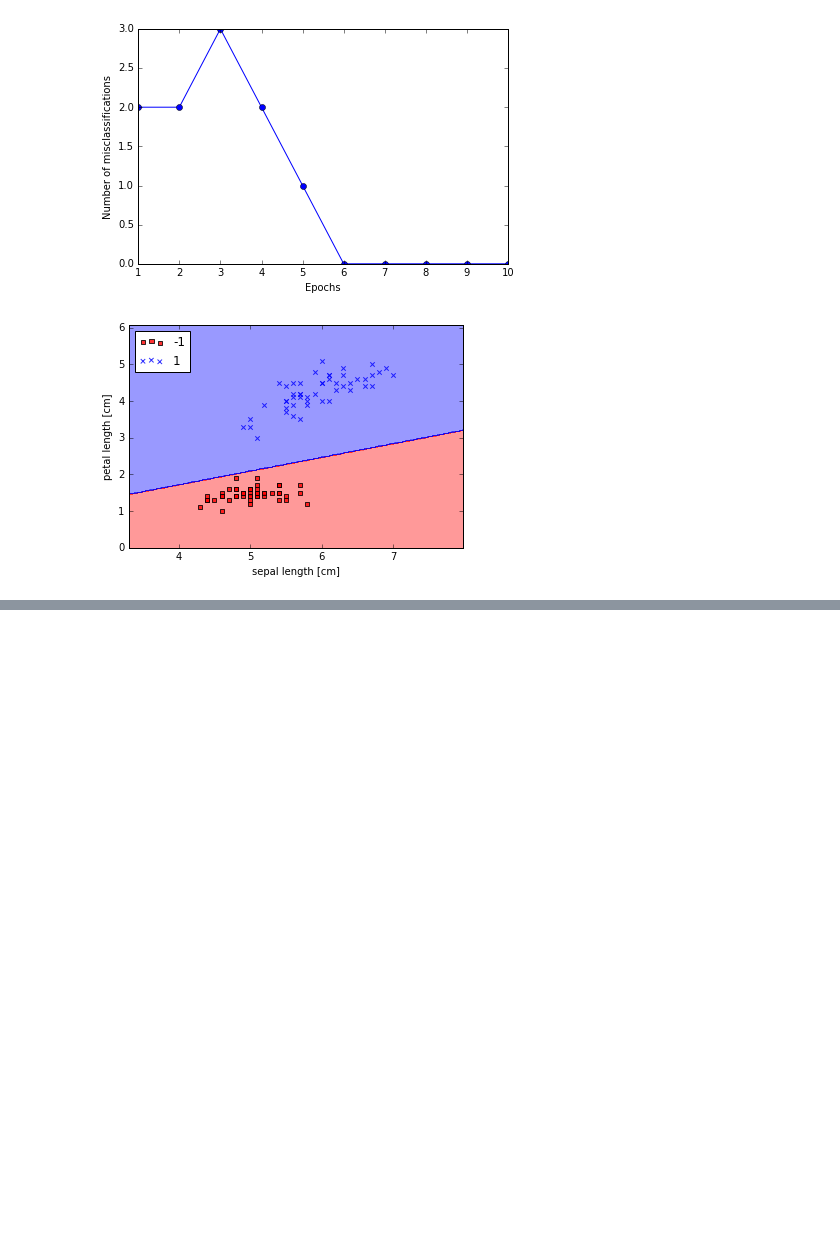
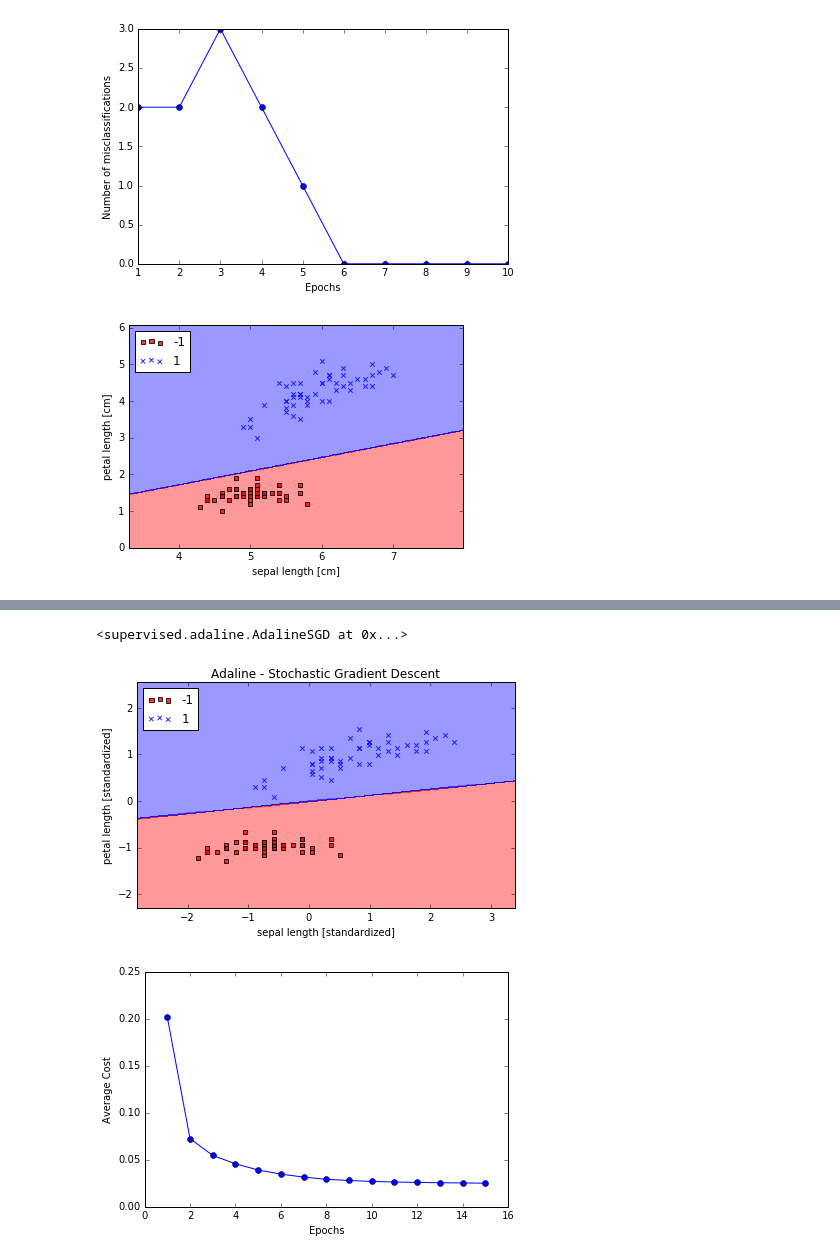
Before and after one commit to carolinasancho/machine-learning-sandbox, a Jupyter notebook: pydisanto/experiments/perceptron-testing.ipynb, the cells around one changed output, grey strips where cells are left out. Saved outputs shown, nothing was run; the diff lists cells and outputs as text; code cells hidden in the pictures; blank space fills up the shorter version.

```diff
--- a/pydisanto/experiments/perceptron-testing.ipynb
+++ b/pydisanto/experiments/perceptron-testing.ipynb
@@ -60,0 +112,24 @@ plt.show()
+# %%
+ada = AdalineSGD(niterations=15, learning_rate=0.01, random_state=1)
+ada.fit(X_std, y)
+# %% [output]
+<supervised.adaline.AdalineSGD at 0x...>
+# %%
+plot_decision_regions(X_std, y, classifier=ada)
+plt.title('Adaline - Stochastic Gradient Descent')
+plt.xlabel('sepal length [standardized]')
+plt.ylabel('petal length [standardized]')
+plt.legend(loc='upper left')
+
+plt.tight_layout()
+plt.show()
+
+plt.plot(range(1, len(ada.cost_) + 1), ada.cost_, marker='o')
+plt.xlabel('Epochs')
+plt.ylabel('Average Cost')
+
+plt.tight_layout()
+plt.show()
+# %% [output]
+[figure, added]
+[figure, added]
```
Also changed, not shown: parts of 8 cells of this notebook, 2 other files.
